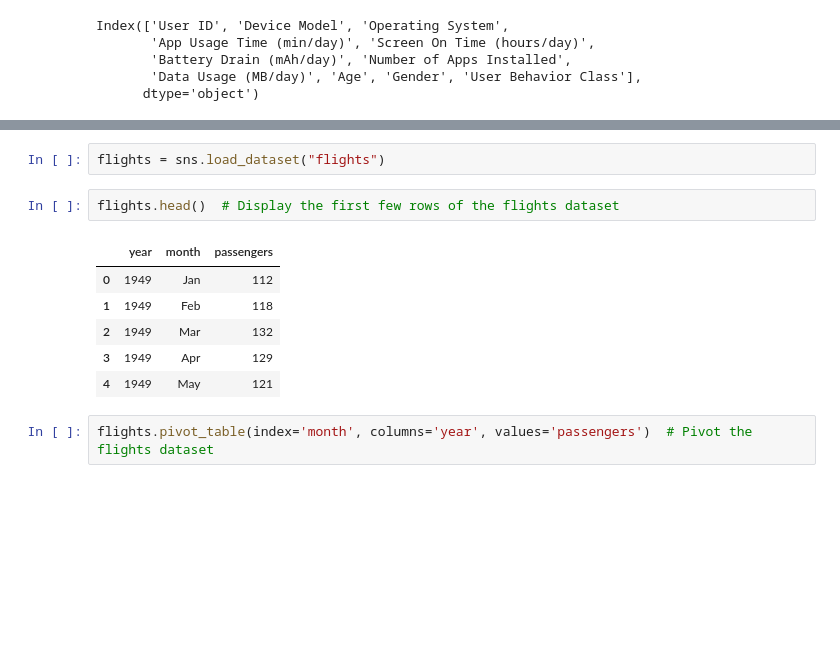
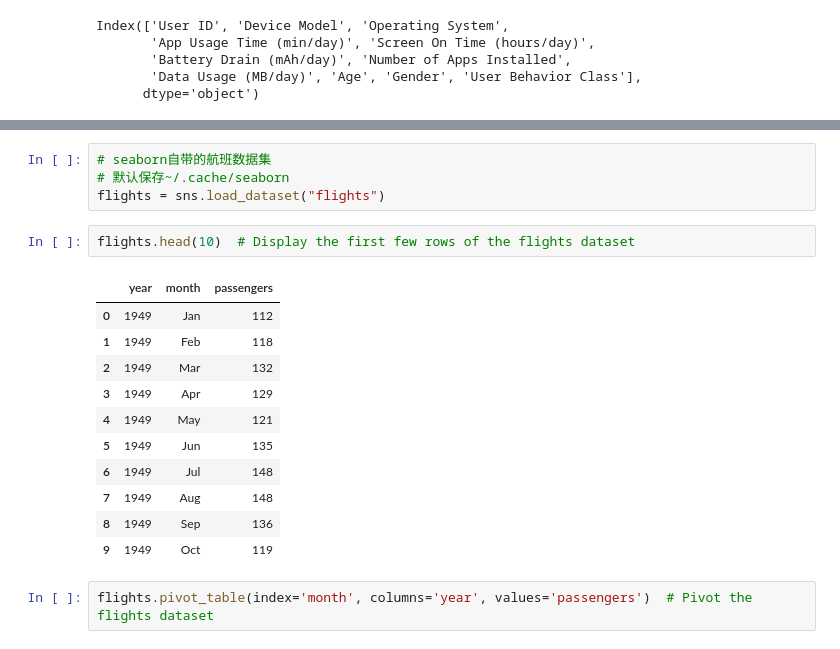
Before and after one commit to LornS75/ML, a Jupyter notebook: rebelwayAppliedML/dataio/data_exploration/viz_pandas.ipynb, the cells around one changed output, grey strips where cells are left out. Cells and saved outputs as stored; diff of their text form; blank space fills up the shorter version.

```diff
--- a/rebelwayAppliedML/dataio/data_exploration/viz_pandas.ipynb
+++ b/rebelwayAppliedML/dataio/data_exploration/viz_pandas.ipynb
@@ -94,15 +337,22 @@ sns.pairplot(data,
 [figure]
 # %%
+# seaborn自带的航班数据集
+# 默认保存~/.cache/seaborn
 flights = sns.load_dataset("flights")
 # %%
-flights.head()  # Display the first few rows of the flights dataset
+flights.head(10)  # Display the first few rows of the flights dataset
 # %% [output]
 |  | year | month | passengers |
 | 0 | 1949 | Jan | 112 |
 | 1 | 1949 | Feb | 118 |
 | 2 | 1949 | Mar | 132 |
 | 3 | 1949 | Apr | 129 |
 | 4 | 1949 | May | 121 |
+| 5 | 1949 | Jun | 135 |
+| 6 | 1949 | Jul | 148 |
+| 7 | 1949 | Aug | 148 |
+| 8 | 1949 | Sep | 136 |
+| 9 | 1949 | Oct | 119 |
 # %%
 flights.pivot_table(index='month', columns='year', values='passengers')  # Pivot the flights dataset
 # %% [output]
```
Also changed, not shown: parts of 10 cells of this notebook, 1 other file.
